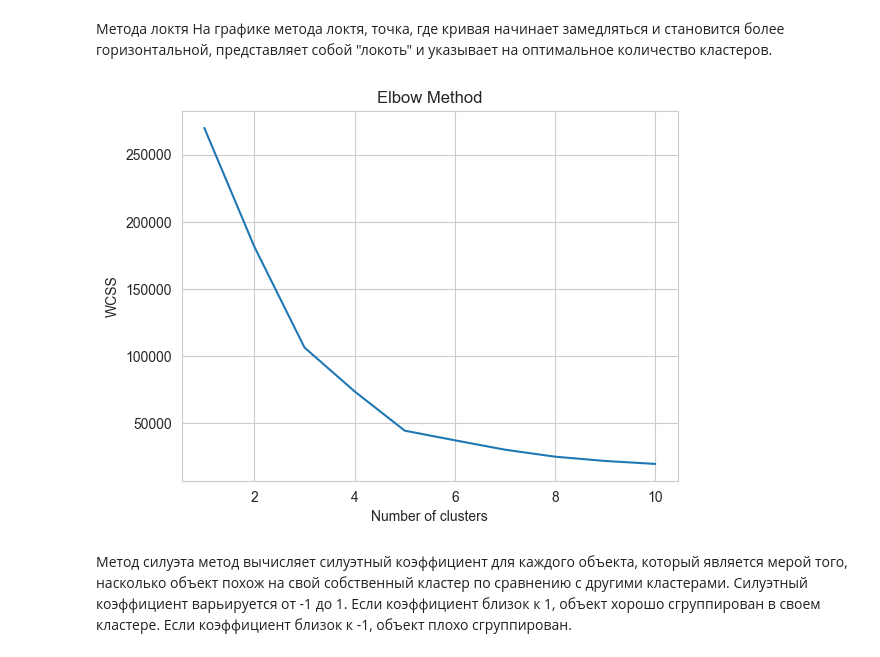
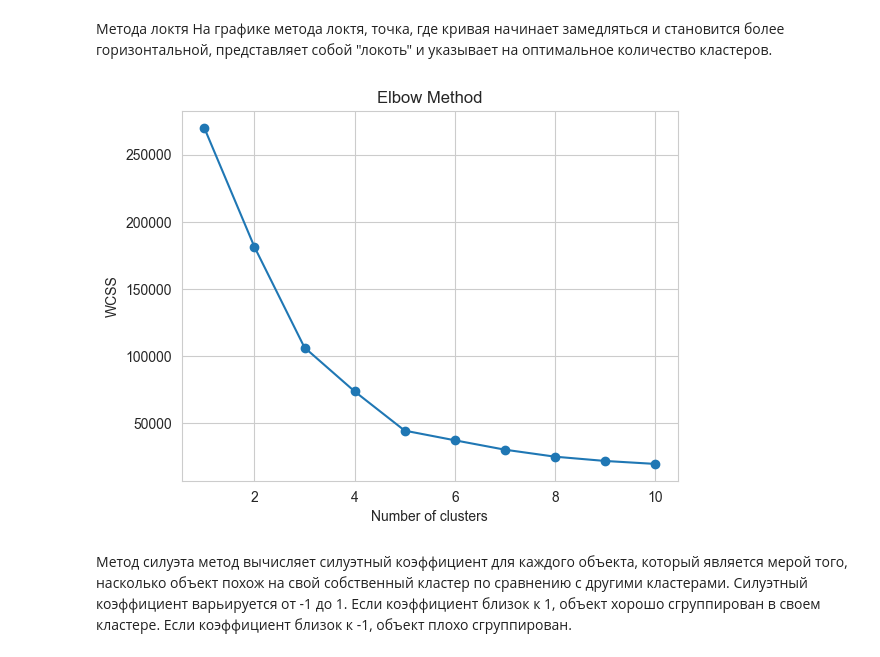
Before and after one commit to argonautts/KUBSU-ML, a Jupyter notebook: 6. Clustering/lab6.ipynb, the cells around one changed output. Saved outputs shown, nothing was run; the diff lists cells and outputs as text; code cells hidden in the pictures.

```diff
--- a/6. Clustering/lab6.ipynb
+++ b/6. Clustering/lab6.ipynb
@@ -230,13 +230,13 @@ print(sil_scores)
 На графике метода локтя, точка, где кривая начинает замедляться и становится более горизонтальной, представляет собой "локоть" и указывает на оптимальное количество кластеров.
 # %%
 # Построение графика метода локтя
-plt.plot(range(1, 11), wcss)
+plt.plot(range(1, 11), wcss, marker = 'o')
 plt.title('Elbow Method')
 plt.xlabel('Number of clusters')
 plt.ylabel('WCSS')
 plt.show()
 # %% [output]
-[figure, old version]
+[figure, new version]
 # %% [markdown]
 Метод силуэта
 метод вычисляет силуэтный коэффициент для каждого объекта, который является мерой того, насколько объект похож на свой собственный кластер по сравнению с другими кластерами. Силуэтный коэффициент варьируется от -1 до 1. Если коэффициент близок к 1, объект хорошо сгруппирован в своем кластере. Если коэффициент близок к -1, объект плохо сгруппирован.
```
Also changed, not shown: parts of 1 cell of this notebook, 9 other files.
